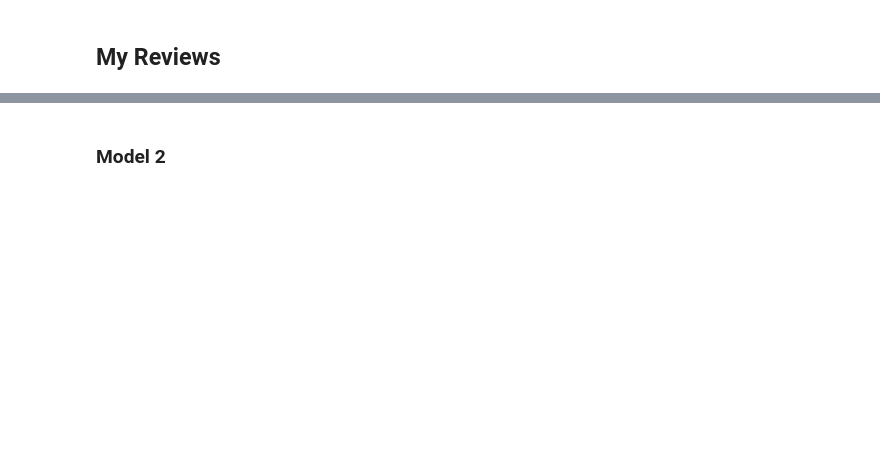
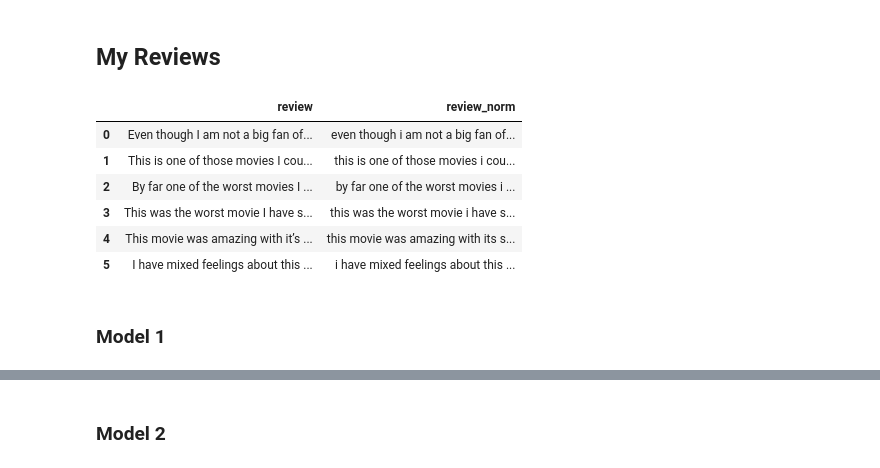
Before and after one commit to DigitalKnight74/TripleTen_Projects, a Jupyter notebook: Sprint 14 - ML for Texts/Film_Junky_Union.ipynb, the cells around one changed output, grey strips where cells are left out. Drawn from its saved outputs; the diff is of its cells as text; code cells hidden in the pictures; blank space fills up the shorter version.

```diff
--- a/Sprint 14 - ML for Texts/Film_Junky_Union.ipynb
+++ b/Sprint 14 - ML for Texts/Film_Junky_Union.ipynb
@@ -611,0 +767,25 @@ my_reviews
+# %%
+# feel free to completely remove these reviews and try your models on your own reviews, those below are just examples
+
+my_reviews = pd.DataFrame([
+    "Even though I am not a big fan of Tom Cruise, I felt that the latest Top Gun movie was very well done. The combat scenes were amazingly put together and you can really tell they are in fighter jets pulling the \"Gs\" in those turns. Of course there were some unrealistic aspects like an F-14 against fifth generation fighters. However, overall I love this movie.",
+    "This is one of those movies I could watch over and over again and never get tired of. The tension between the native Navee and the Human settlers reminds me so much of the wild west here in America. But this movie illustrates that everyone can overcome their prejudices if they just try and see the world through the eyes of their so called enemy. Highly recommend to anyone.",
+    "By far one of the worst movies I have ever seen. The plot was impossible to follow and the ending was absolutely horrible with zero resolution to the story. The only reason I kept watching was because I kept telling myself it has to get better…but it never did.",
+    "This was the worst movie I have seen to date in 2024, and I am not just saying that because I am not into romantic movies. This movie was seriously lacking a plot line, character development, and any resemblance of finality.",
+    "This movie was amazing with it’s special effects and breath taking visuals of far off worlds; but the trek to get to these worlds was what most people believe space travel to be like…a long boring slog to get there. What made it even more of a struggle was the one crew member that was awake and all they could do is send transmissions back to earth which took over 24 hours to reach earth and then another 24 hours back…and talk with the on board artificial intelligence.",
+    "I have mixed feelings about this one. The best part of the movie is definitely the cast. Leonardo DiCaprio and the other actors deliver excellent performances, and the visual effects are impressive and creative. However, despite its quality, I found the film quite boring and too long. The pacing felt very slow, and some scenes were overly complicated, making it hard to stay fully engaged. While I appreciate the originality of the concept and Christopher Nolan’s ambition, the story sometimes felt more exhausting than exciting. Overall, Inception is technically very well made and brilliantly acted, but for me it was too slow and lengthy to truly enjoy. Regardless, Nolan remains one of my favorite directors. If you haven't already, go see Interstellar and The Dark Knight."
+], columns=['review'])
+
+my_reviews['review_norm'] = my_reviews['review'].apply(lambda x: re.sub(r'[^a-zA-Z\s]', '', x.lower()))
+
+my_reviews
+# %% [output]
+|  | review | review_norm |
+| 0 | Even though I am not a big fan of... | even though i am not a big fan of... |
+| 1 | This is one of those movies I cou... | this is one of those movies i cou... |
+| 2 | By far one of the worst movies I ... | by far one of the worst movies i ... |
+| 3 | This was the worst movie I have s... | this was the worst movie i have s... |
+| 4 | This movie was amazing with it’s ... | this movie was amazing with its s... |
+| 5 | I have mixed feelings about this ... | i have mixed feelings about this ... |
+# %% [markdown]
+### Model 1
```
Also changed, not shown: parts of 40 cells of this notebook.
